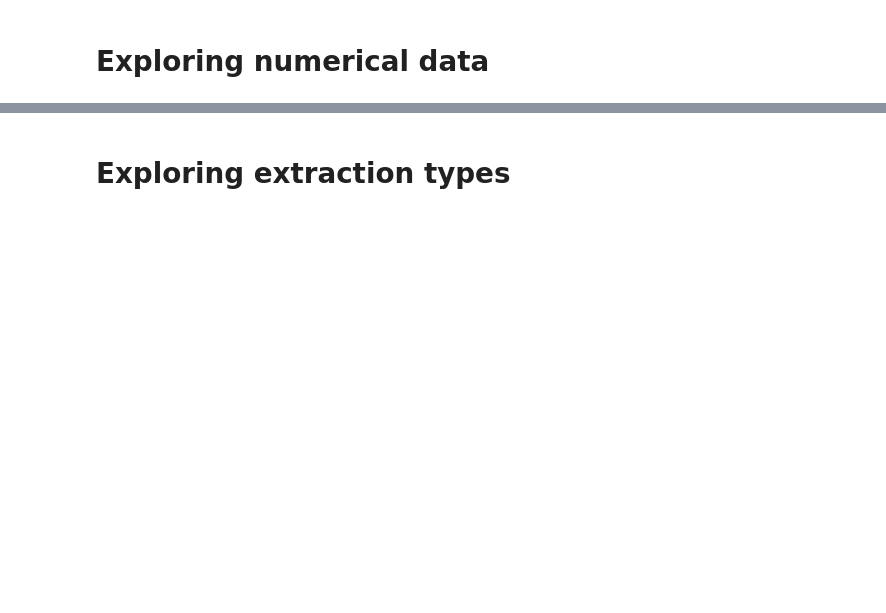
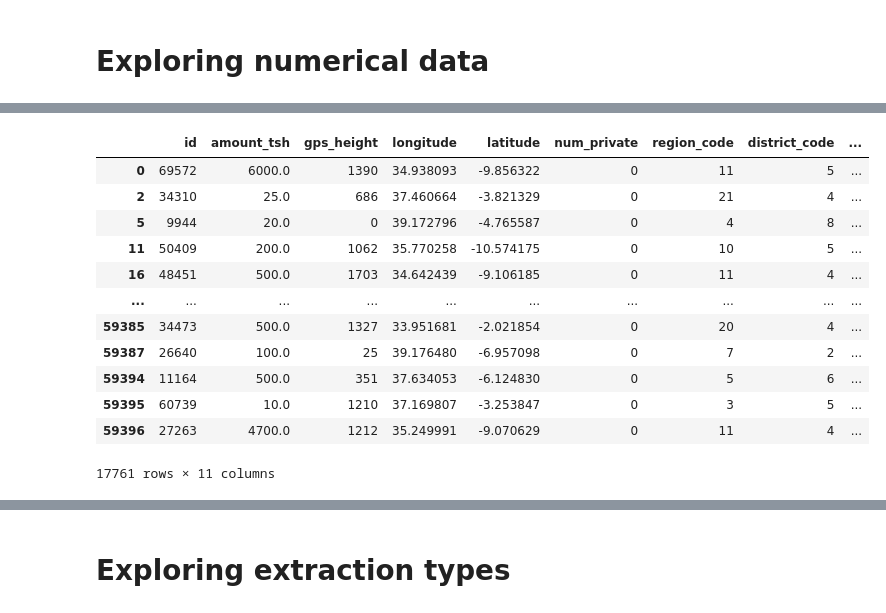
Before and after one commit to brtracy/phase_3_project, a Jupyter notebook: EDA.ipynb, the cells around one changed output, grey strips where cells are left out. Saved outputs shown, nothing was run; the diff lists cells and outputs as text; code cells hidden in the pictures; blank space fills up the shorter version.

```diff
--- a/EDA.ipynb
+++ b/EDA.ipynb
@@ -377,0 +392,10 @@ raw_df.drop('scheme_name', axis=1, inplace=True)
+# %%
+num_df = pd.merge(raw_data.select_dtypes(include=np.number), raw_target, on='id')
+
+status_dict = {'non functional': 0,
+              'functional needs repair': 1,
+              'functional': 2}
+
+num_df['target'] = num_df['status_group'].map(lambda x: status_dict[x])
+num_df.drop('status_group', axis=1, inplace=True)
+num_df.describe()
@@ -377,0 +444,16 @@ raw_df.drop('scheme_name', axis=1, inplace=True)
+# %%
+num_df[num_df.amount_tsh > 0]
+# %% [output]
+|  | id | amount_tsh | gps_height | longitude | latitude | num_private | region_code | district_code | ... |
+| 0 | 69572 | 6000.0 | 1390 | 34.938093 | -9.856322 | 0 | 11 | 5 | ... |
+| 2 | 34310 | 25.0 | 686 | 37.460664 | -3.821329 | 0 | 21 | 4 | ... |
+| 5 | 9944 | 20.0 | 0 | 39.172796 | -4.765587 | 0 | 4 | 8 | ... |
+| 11 | 50409 | 200.0 | 1062 | 35.770258 | -10.574175 | 0 | 10 | 5 | ... |
+| 16 | 48451 | 500.0 | 1703 | 34.642439 | -9.106185 | 0 | 11 | 4 | ... |
+| ... | ... | ... | ... | ... | ... | ... | ... | ... | ... |
+| 59385 | 34473 | 500.0 | 1327 | 33.951681 | -2.021854 | 0 | 20 | 4 | ... |
+| 59387 | 26640 | 100.0 | 25 | 39.176480 | -6.957098 | 0 | 7 | 2 | ... |
+| 59394 | 11164 | 500.0 | 351 | 37.634053 | -6.124830 | 0 | 5 | 6 | ... |
+| 59395 | 60739 | 10.0 | 1210 | 37.169807 | -3.253847 | 0 | 3 | 5 | ... |
+| 59396 | 27263 | 4700.0 | 1212 | 35.249991 | -9.070629 | 0 | 11 | 4 | ... |
+17761 rows × 11 columns
```
Also changed, not shown: parts of 39 cells of this notebook.
